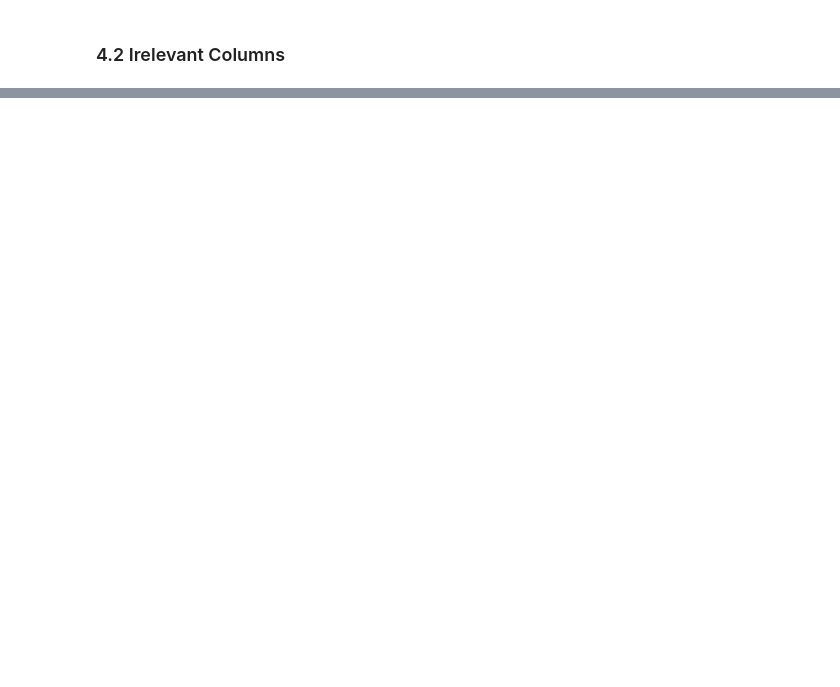
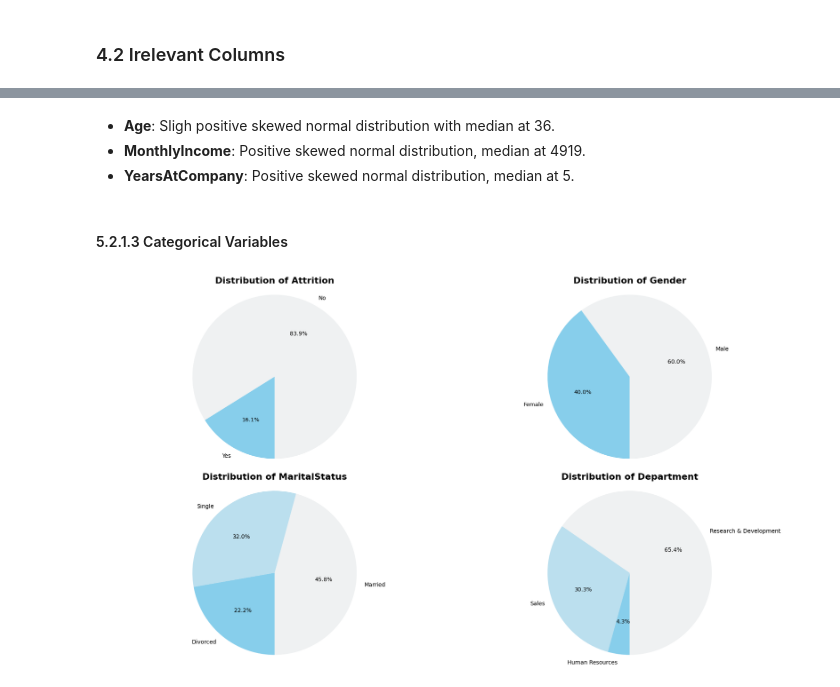
Before and after one commit to 0xArnaudR/IBM-HR-Analytics-Employee-Attrition, a Jupyter notebook: IBM_HR_Analytics_Employee_Attrition.ipynb, the cells around one changed output, grey strips where cells are left out. Saved outputs shown, nothing was run; the diff lists cells and outputs as text; code cells hidden in the pictures; blank space fills up the shorter version.

```diff
--- a/IBM_HR_Analytics_Employee_Attrition.ipynb
+++ b/IBM_HR_Analytics_Employee_Attrition.ipynb
@@ -379,0 +398,29 @@ Ideas/Brainstorm :
+# %% [markdown]
+- **Age**: Sligh positive skewed normal distribution with median at 36.
+- **MonthlyIncome**: Positive skewed normal distribution, median at 4919.
+- **YearsAtCompany**: Positive skewed normal distribution, median at 5.
+# %% [markdown]
+#### 5.2.1.3 Categorical Variables
+# %%
+# List of categorical variables whose distribution I want to have an outlook
+categorical_vars = ['Attrition', 'Gender', 'MaritalStatus', 'Department']
+
+plt.figure(figsize=(18, 10))
+
+# Create a pie chart for each categorical variable
+for i, var in enumerate(categorical_vars):
+    plt.subplot(2, 2, i+1)
+    var_counts = df[var].value_counts()
+    plt.pie(var_counts,
+            labels=var_counts.index,
+            autopct='%1.1f%%',
+            startangle=270,
+            colors=sns.light_palette("skyblue", n_colors=len(var_counts)))
+    plt.title(f'Distribution of {var}', weight = 'bold', fontsize = 16)
+    plt.axis('equal')
+
+# Show the plot
+plt.tight_layout()
+plt.show()
+# %% [output]
+[figure, added]
```
Also changed, not shown: parts of 42 cells of this notebook.
